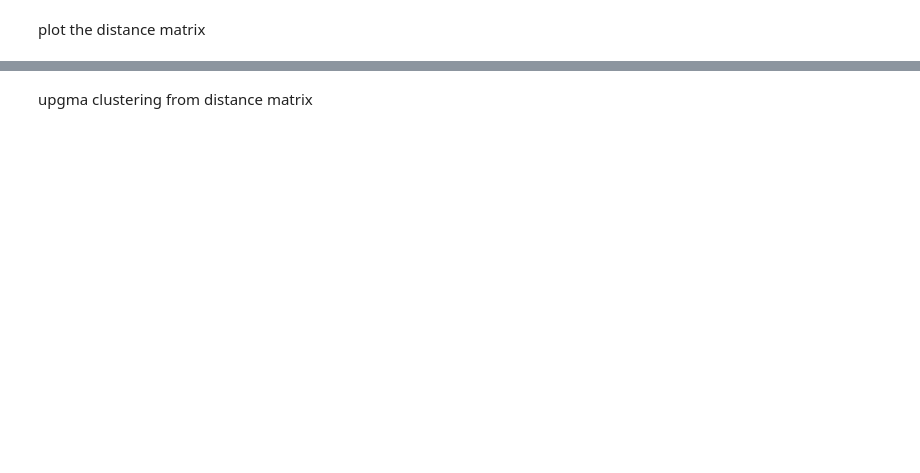
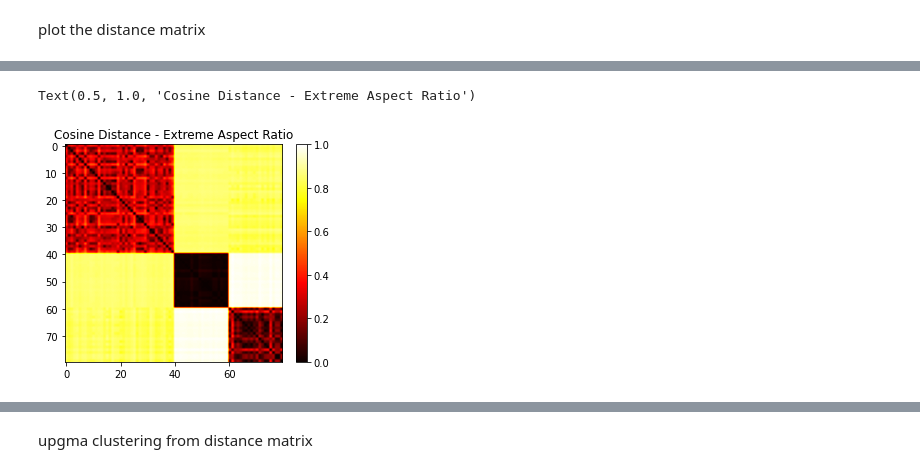
Before and after one commit to namitjuneja/CoMoDO, a Jupyter notebook: Vector debugging.ipynb, the cells around one changed output, grey strips where cells are left out. Drawn from its saved outputs; the diff is of its cells as text; code cells hidden in the pictures; blank space fills up the shorter version.

```diff
--- a/Vector debugging.ipynb
+++ b/Vector debugging.ipynb
@@ -70,0 +86,14 @@ cbar = plt.colorbar(fraction=0.046, pad=0.04)
+# %%
+# fig = plt.figure(figsize=(10,10))
+
+# ax = fig.add_subplot(121)
+# ax.imshow(distances_cosine, cmap='hot')
+# cbar = ax.colorbar(fraction=0.046, pad=0.04)
+
+plt.imshow(distances_cosine_norm, cmap='hot')
+cbar = plt.colorbar(fraction=0.046, pad=0.04)
+# cbar = ax.colorbar(fraction=0.046, pad=0.04)
+plt.title('Cosine Distance - Extreme Aspect Ratio')
+# %% [output]
+Text(0.5, 1.0, 'Cosine Distance - Extreme Aspect Ratio')
+[figure, added]
```
Also changed, not shown: parts of 48 cells of this notebook, 1 other file.
